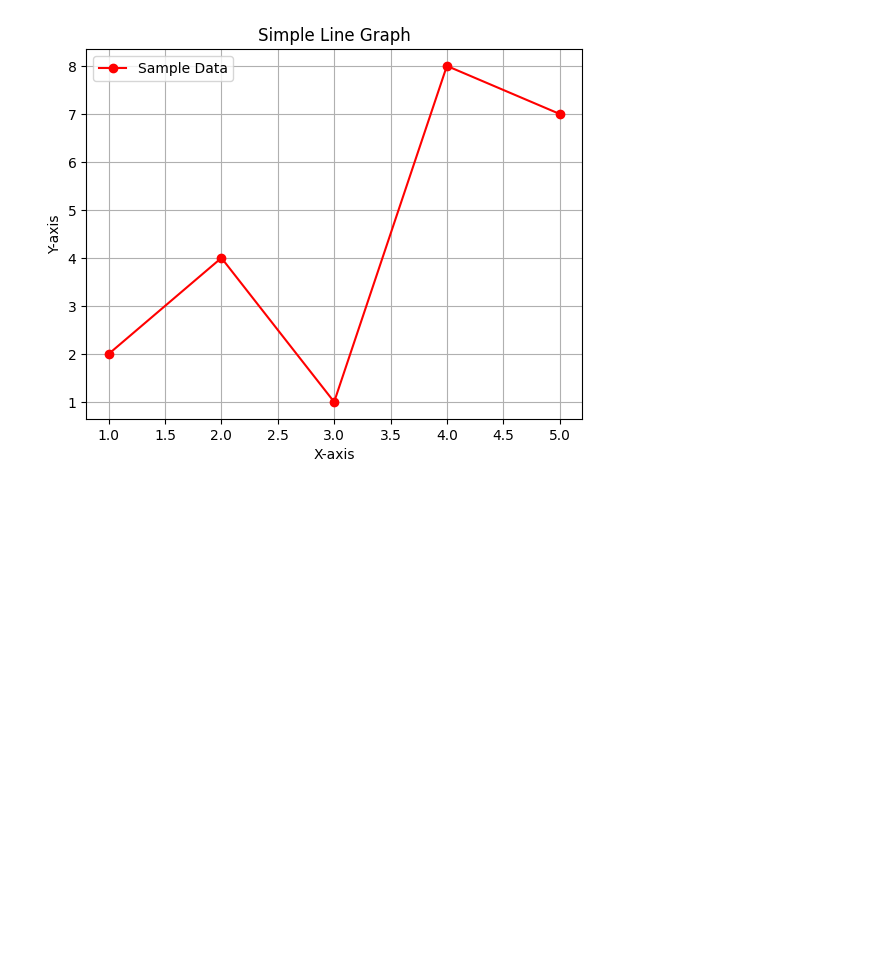
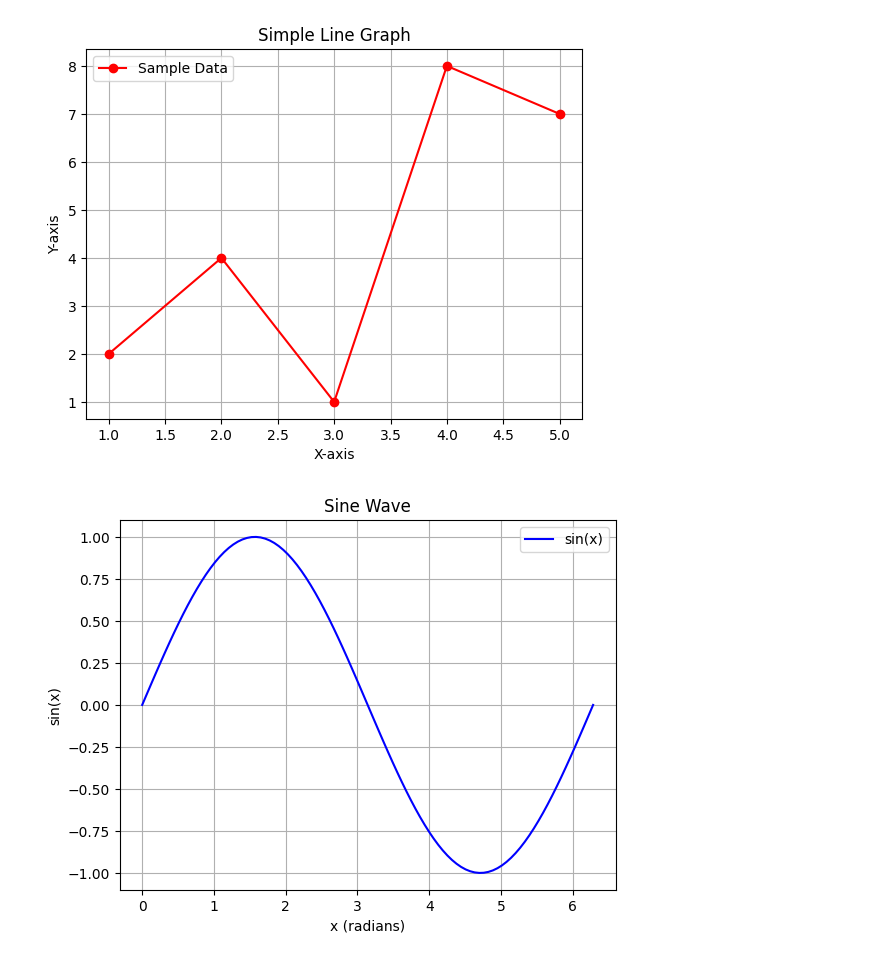
Before and after one commit to nelsonudochukwu/Python-Visualisation, a Jupyter notebook: code.ipynb, the cells around one changed output. Cells and saved outputs as stored; diff of their text form; code cells hidden in the pictures; blank space fills up the shorter version.

```diff
--- a/code.ipynb
+++ b/code.ipynb
@@ -614,3 +614,29 @@ plt.legend()
 plt.show()
 # %% [output]
 [figure]
+# %%
+import numpy as np
+import matplotlib.pyplot as plt
+
+# Generate x values
+x = np.linspace(0, 2 * np.pi, 100)  # 0 to 2π, with 100 points in between
+
+# Compute the corresponding y values using the sine function
+y = np.sin(x)
+
+# Create the plot
+plt.plot(x, y, label='sin(x)', color='blue')
+
+# Adding titles and labels
+plt.title('Sine Wave')
+plt.xlabel('x (radians)')
+plt.ylabel('sin(x)')
+
+# Adding a grid and legend
+plt.grid(True)
+plt.legend()
+
+# Display the graph
+plt.show()
+# %% [output]
+[figure, added]
```
